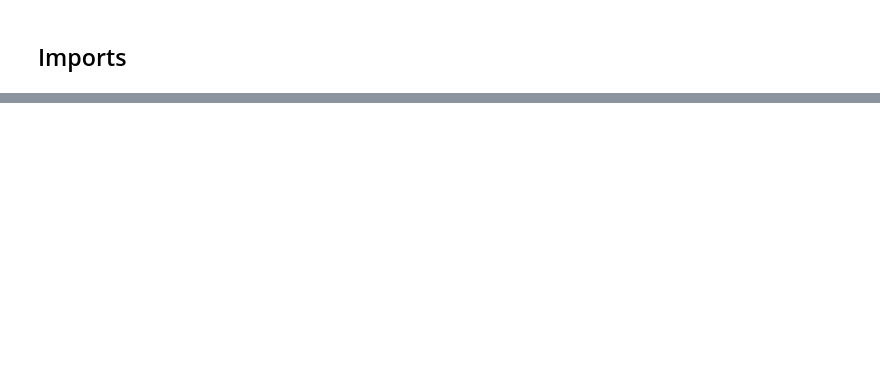
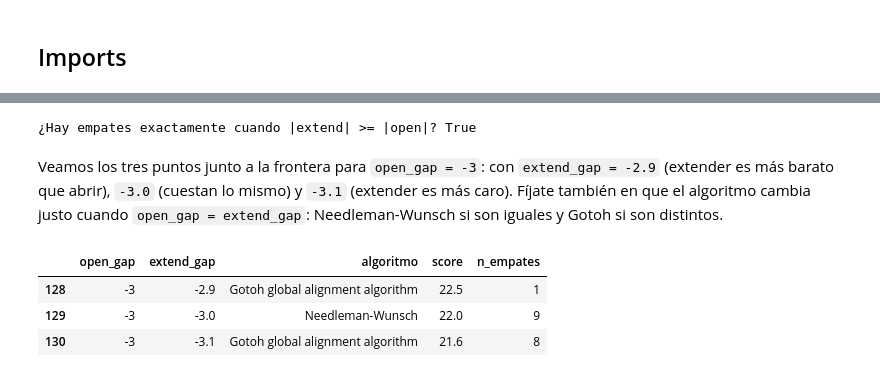
Before and after one commit to ArtHead-Devs/Practica-3-Hoja-Ejercicios, a Jupyter notebook: ejercicios.ipynb, the cells around one changed output, grey strips where cells are left out. Cells and saved outputs as stored; diff of their text form; code cells hidden in the pictures; blank space fills up the shorter version.

```diff
--- a/ejercicios.ipynb
+++ b/ejercicios.ipynb
@@ -34,0 +116,20 @@ Cargar un archivo FASTA con 5 secuencias de la misma proteína (ej. Humano, Chim
+# %%
+df["abs_open"] = -df["open_gap"]
+df["abs_extend"] = -df["extend_gap"]
+
+hay_empates = df["n_empates"] > 1
+extender_cuesta_igual_o_mas = df["abs_extend"] >= df["abs_open"]
+
+print(f"¿Hay empates exactamente cuando |extend| >= |open|? {(hay_empates == extender_cuesta_igual_o_mas).all()}")
+# %% [output]
+¿Hay empates exactamente cuando |extend| >= |open|? True
+# %% [markdown]
+Veamos los tres puntos junto a la frontera para `open_gap = -3`: con `extend_gap = -2.9` (extender es más barato que abrir), `-3.0` (cuestan lo mismo) y `-3.1` (extender es más caro). Fíjate también en que el algoritmo cambia justo cuando `open_gap = extend_gap`: Needleman-Wunsch si son iguales y Gotoh si son distintos.
+# %%
+cerca_de_la_frontera = df[(df["open_gap"] == -3) & (df["extend_gap"].isin([-2.9, -3.0, -3.1]))]
+cerca_de_la_frontera[["open_gap", "extend_gap", "algoritmo", "score", "n_empates"]]
+# %% [output]
+|  | open_gap | extend_gap | algoritmo | score | n_empates |
+| 128 | -3 | -2.9 | Gotoh global alignment algorithm | 22.5 | 1 |
+| 129 | -3 | -3.0 | Needleman-Wunsch | 22.0 | 9 |
+| 130 | -3 | -3.1 | Gotoh global alignment algorithm | 21.6 | 8 |
```
Also changed, not shown: parts of 31 cells of this notebook, 2 other files.
